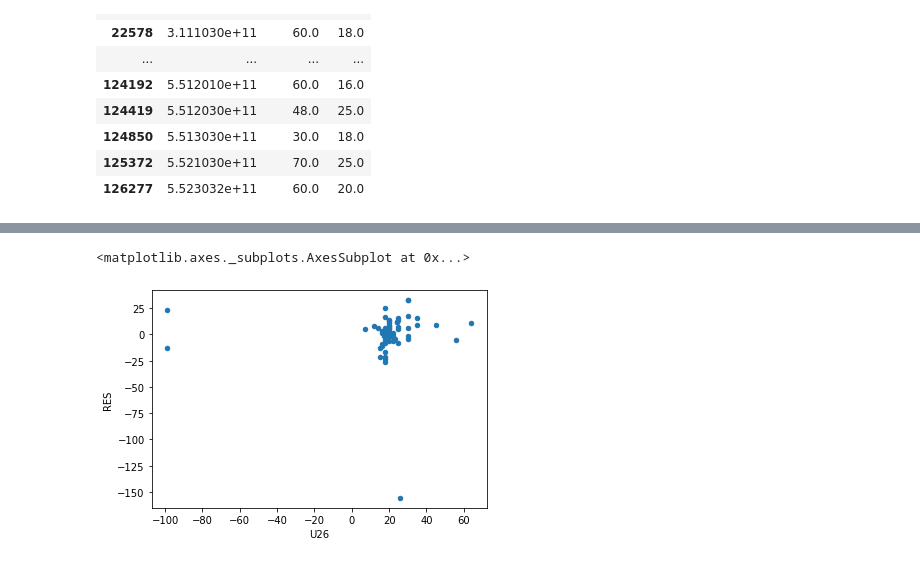
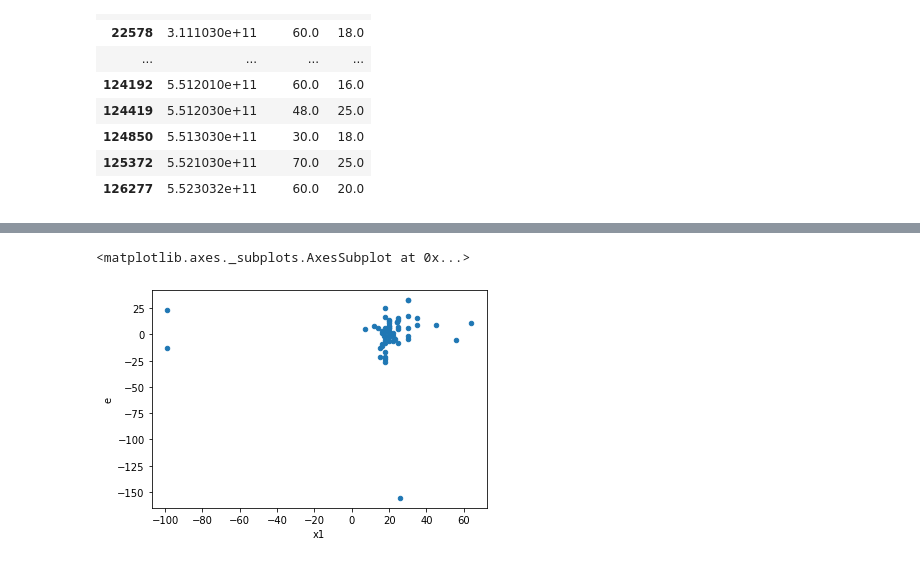
Before and after one commit to iam-fern/real_data, a Jupyter notebook: China_Health_and_Nutrition_Survey_(CHNS).ipynb, the cells around one changed output, grey strips where cells are left out. Saved outputs shown, nothing was run; the diff lists cells and outputs as text; code cells hidden in the pictures.

```diff
--- a/China_Health_and_Nutrition_Survey_(CHNS).ipynb
+++ b/China_Health_and_Nutrition_Survey_(CHNS).ipynb
@@ -76,3 +92,17 @@ table1
 | 124850 | 5.513030e+11 | 30.0 | 18.0 |
 | 125372 | 5.521030e+11 | 70.0 | 25.0 |
 | 126277 | 5.523032e+11 | 60.0 | 20.0 |
+# %%
+x = table1[["U26"]]
+y = table1["U24W2"]
+x = sm.add_constant(x)
+model = sm.OLS(y, x).fit()
+y_pred = model.predict(x)
+
+df = pd.DataFrame({"Actual": y, "Predicted": y_pred})
+
+table_data_new = pd.DataFrame({ "x1"    : table1["U26"],
+                                "y"     : df["Actual"],
+                                "y_hat" : df["Predicted"]})
+table_data_new["e"] = table_data_new["y"] - table_data_new["y_hat"]
+table_data_new
@@ -114,5 +133,5 @@ df1
 # %%
-df1.plot(x ='U26', y='RES', kind = 'scatter')
+table_data_new.plot(x ='x1', y='e', kind = 'scatter')
 # %% [output]
 <matplotlib.axes._subplots.AxesSubplot at 0x...>
-[figure, old version]
+[figure, new version]
```
Also changed, not shown: parts of 7 cells of this notebook.
